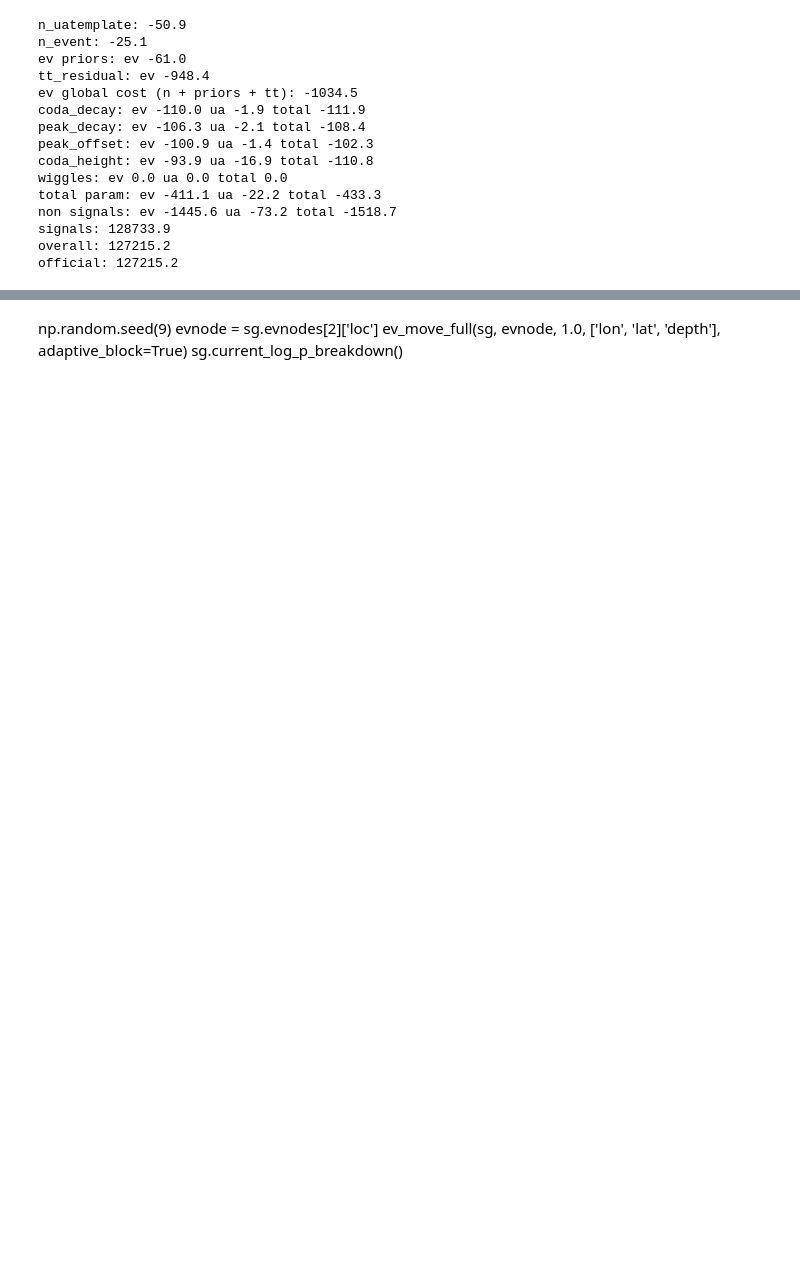
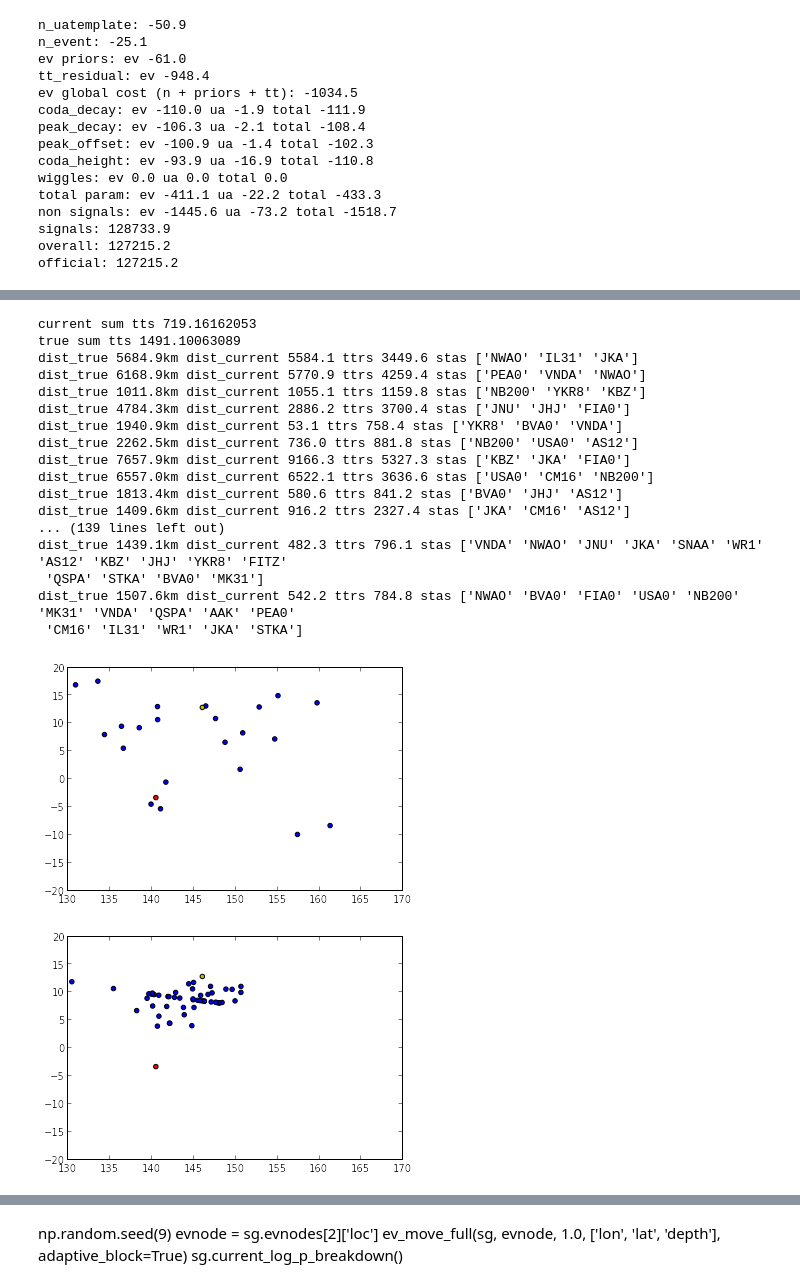
Before and after one commit to davmre/sigvisa, a Jupyter notebook: notebooks/adaptive blocking evmove.ipynb, the cells around one changed output, grey strips where cells are left out. Cells and saved outputs as stored; diff of their text form; code cells hidden in the pictures; blank space fills up the shorter version.

```diff
--- a/notebooks/adaptive blocking evmove.ipynb
+++ b/notebooks/adaptive blocking evmove.ipynb
@@ -68,3 +270,26 @@ official: 127215.2
+# %%
+proposal_dist(n_stations=3, eid=1)
+proposal_dist(n_stations=15, eid=1)
+# %% [output]
+current sum tts 719.16162053
+true sum tts 1491.10063089
+dist_true 5684.9km dist_current 5584.1 ttrs 3449.6 stas ['NWAO' 'IL31' 'JKA']
+dist_true 6168.9km dist_current 5770.9 ttrs 4259.4 stas ['PEA0' 'VNDA' 'NWAO']
+dist_true 1011.8km dist_current 1055.1 ttrs 1159.8 stas ['NB200' 'YKR8' 'KBZ']
+dist_true 4784.3km dist_current 2886.2 ttrs 3700.4 stas ['JNU' 'JHJ' 'FIA0']
+dist_true 1940.9km dist_current 53.1 ttrs 758.4 stas ['YKR8' 'BVA0' 'VNDA']
+dist_true 2262.5km dist_current 736.0 ttrs 881.8 stas ['NB200' 'USA0' 'AS12']
+dist_true 7657.9km dist_current 9166.3 ttrs 5327.3 stas ['KBZ' 'JKA' 'FIA0']
+dist_true 6557.0km dist_current 6522.1 ttrs 3636.6 stas ['USA0' 'CM16' 'NB200']
+dist_true 1813.4km dist_current 580.6 ttrs 841.2 stas ['BVA0' 'JHJ' 'AS12']
+dist_true 1409.6km dist_current 916.2 ttrs 2327.4 stas ['JKA' 'CM16' 'AS12']
+... (139 lines left out)
+dist_true 1439.1km dist_current 482.3 ttrs 796.1 stas ['VNDA' 'NWAO' 'JNU' 'JKA' 'SNAA' 'WR1' 'AS12' 'KBZ' 'JHJ' 'YKR8' 'FITZ'
+ 'QSPA' 'STKA' 'BVA0' 'MK31']
+dist_true 1507.6km dist_current 542.2 ttrs 784.8 stas ['NWAO' 'BVA0' 'FIA0' 'USA0' 'NB200' 'MK31' 'VNDA' 'QSPA' 'AAK' 'PEA0'
+ 'CM16' 'IL31' 'WR1' 'JKA' 'STKA']
+[figure, added]
+[figure, added]
 # %%
 wn = sg.all_nodes['wave_FITZ_BHZ_freq_2.0_3.0_1238889600.0']
 np.random.seed(1)
```
Also changed, not shown: parts of 12 cells of this notebook, 14 other files.
